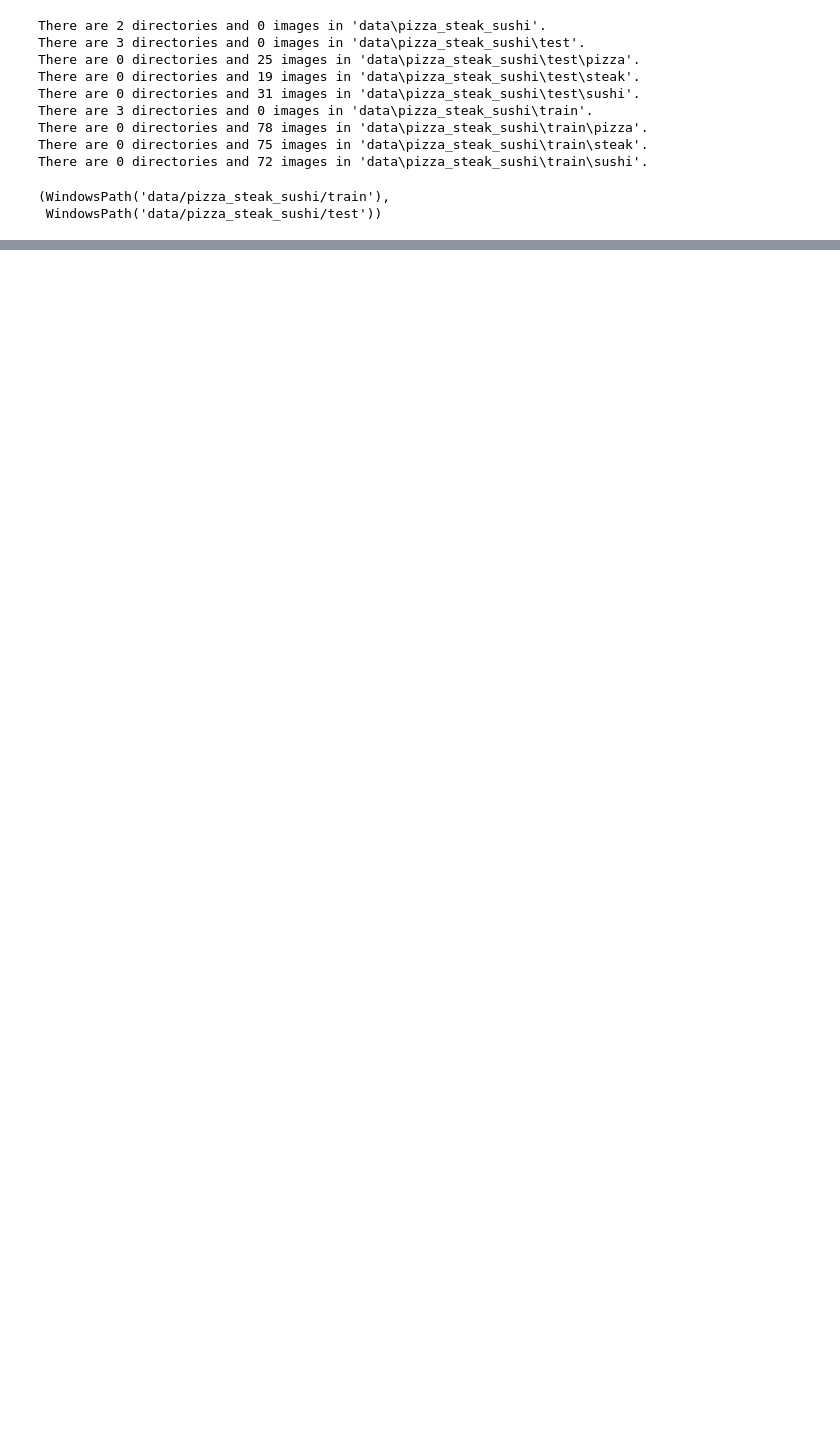
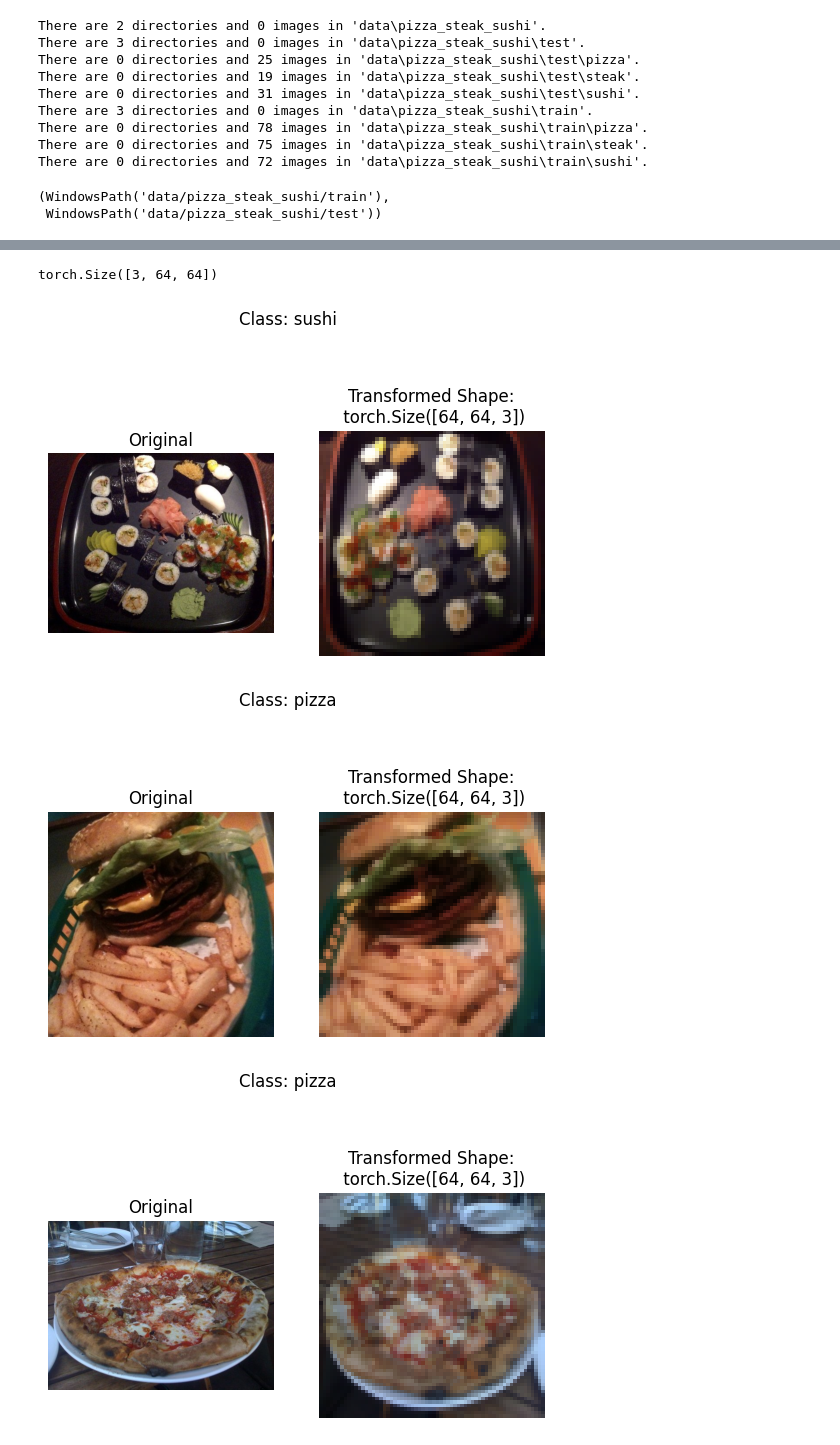
Before and after one commit to SaFaUU/PyTorch_for_DL, a Jupyter notebook: 04_pytorch_custom_dataset.ipynb, the cells around one changed output, grey strips where cells are left out. Drawn from its saved outputs; the diff is of its cells as text; code cells hidden in the pictures; blank space fills up the shorter version.

Commit message:
PyTorch ImageLoader

```diff
--- a/04_pytorch_custom_dataset.ipynb
+++ b/04_pytorch_custom_dataset.ipynb
@@ -128,0 +133,36 @@ Image Class: pizza | Shape: (512, 512, 3) | Data Type: uint8
+# %%
+data_transform = transforms.Compose([
+    transforms.Resize((64, 64)),
+    transforms.RandomHorizontalFlip(p=0.5),
+    transforms.ToTensor(),
+])
+# %%
+data_transform(img).shape
+# %% [output]
+torch.Size([3, 64, 64])
+# %%
+def plot_transform_images(image_paths, transform, n =3, seed=42):
+    """
+    Selects random images from a path of images and loads/transforms
+    them then plots the original vs the transformer version
+    """
+    if seed:
+        random.seed(seed)
+    random_image_paths = random.sample(image_paths, n)
+    for image_path in random_image_paths:
+        with Image.open(image_path) as f:
+            fig, ax = plt.subplots(nrows=1, ncols=2)
+            ax[0].imshow(f)
+            ax[0].set_title("Original")
+            ax[0].axis("off")
+            ax[1].imshow(transform(f).permute(1, 2, 0))
+            ax[1].set_title("Transformed Shape:\n " + str(transform(f).permute(1, 2, 0).shape))
+            ax[1].axis("off")
+
+            fig.suptitle(f"Class: {image_path.parent.name}")
+
+plot_transform_images(image_paths=image_path_list, transform=data_transform, n=3, seed=42)
+# %% [output]
+[figure, added]
+[figure, added]
+[figure, added]
```
Also changed, not shown: parts of 9 cells of this notebook.
